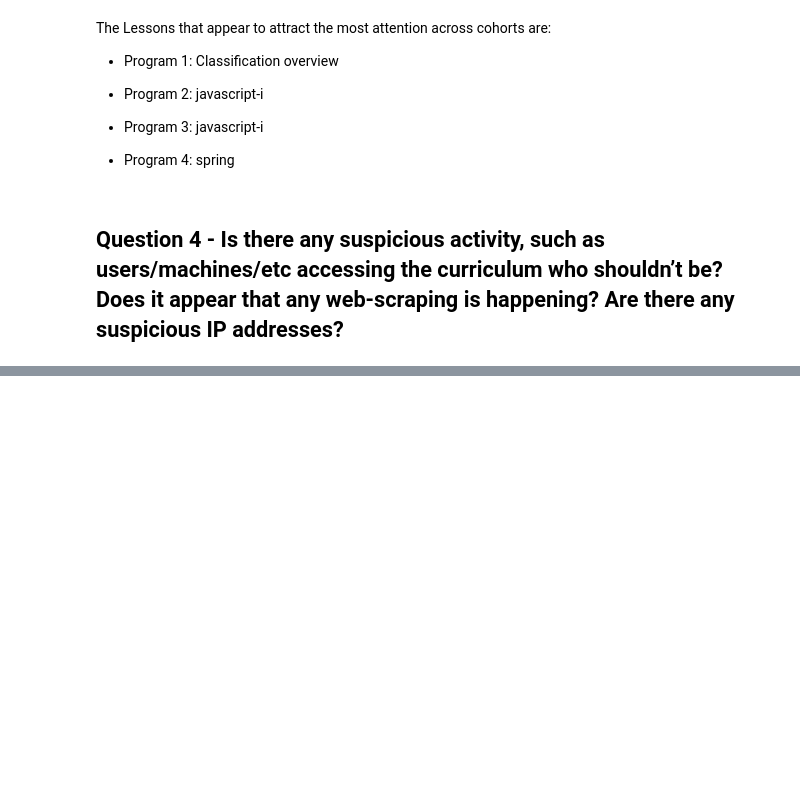
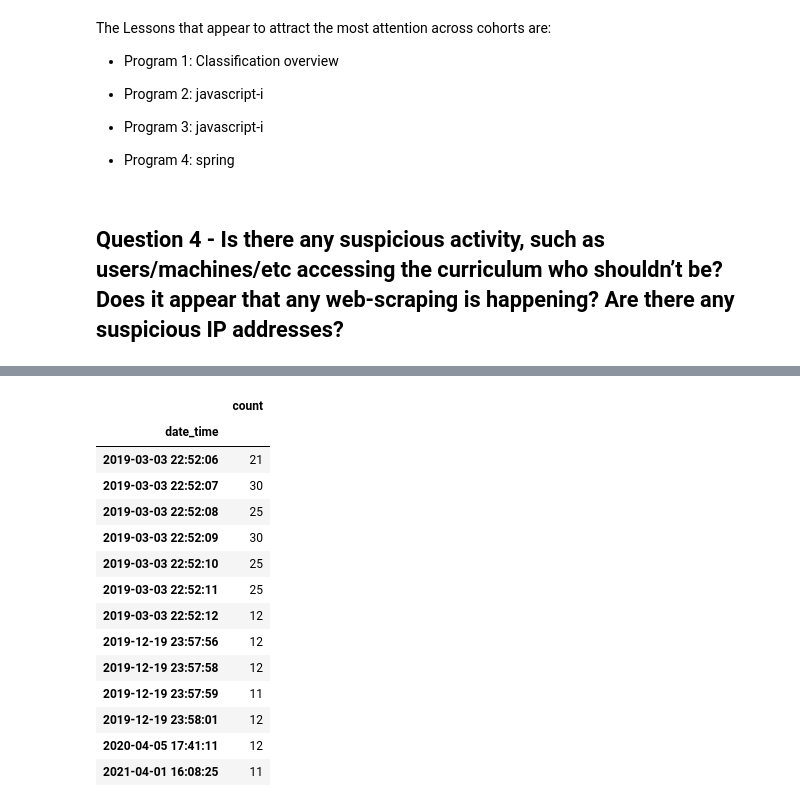
Before and after one commit to detecting-anomalies/detecting-codeup-anomalies, a Jupyter notebook: shawn_nb.ipynb, the cells around one changed output, grey strips where cells are left out. Saved outputs shown, nothing was run; the diff lists cells and outputs as text; code cells hidden in the pictures; blank space fills up the shorter version.

```diff
--- a/shawn_nb.ipynb
+++ b/shawn_nb.ipynb
@@ -218,0 +240,34 @@ staves
+# %%
+def web_scraping(df):
+
+    df_2 = df.copy()
+
+    df_2 = df_2[df_2['student'] == False]
+    df_2 = df_2[df_2['endpoint'] != '/']
+
+    df_2 = df_2.reset_index()
+
+    df_3 = df_2.groupby(['date_time'])['endpoint'].agg(['count'])
+    df_abnormal = df_3[df_3['count'] > 10]
+
+    return df_2, df_abnormal
+# %%
+df_2, df_abnormal = web_scraping(df)
+# %%
+df_abnormal
+# %% [output]
+|  | count |
+| date_time |  |
+| 2019-03-03 22:52:06 | 21 |
+| 2019-03-03 22:52:07 | 30 |
+| 2019-03-03 22:52:08 | 25 |
+| 2019-03-03 22:52:09 | 30 |
+| 2019-03-03 22:52:10 | 25 |
+| 2019-03-03 22:52:11 | 25 |
+| 2019-03-03 22:52:12 | 12 |
+| 2019-12-19 23:57:56 | 12 |
+| 2019-12-19 23:57:58 | 12 |
+| 2019-12-19 23:57:59 | 11 |
+| 2019-12-19 23:58:01 | 12 |
+| 2020-04-05 17:41:11 | 12 |
+| 2021-04-01 16:08:25 | 11 |
```
Also changed, not shown: parts of 16 cells of this notebook, 3 other files.
